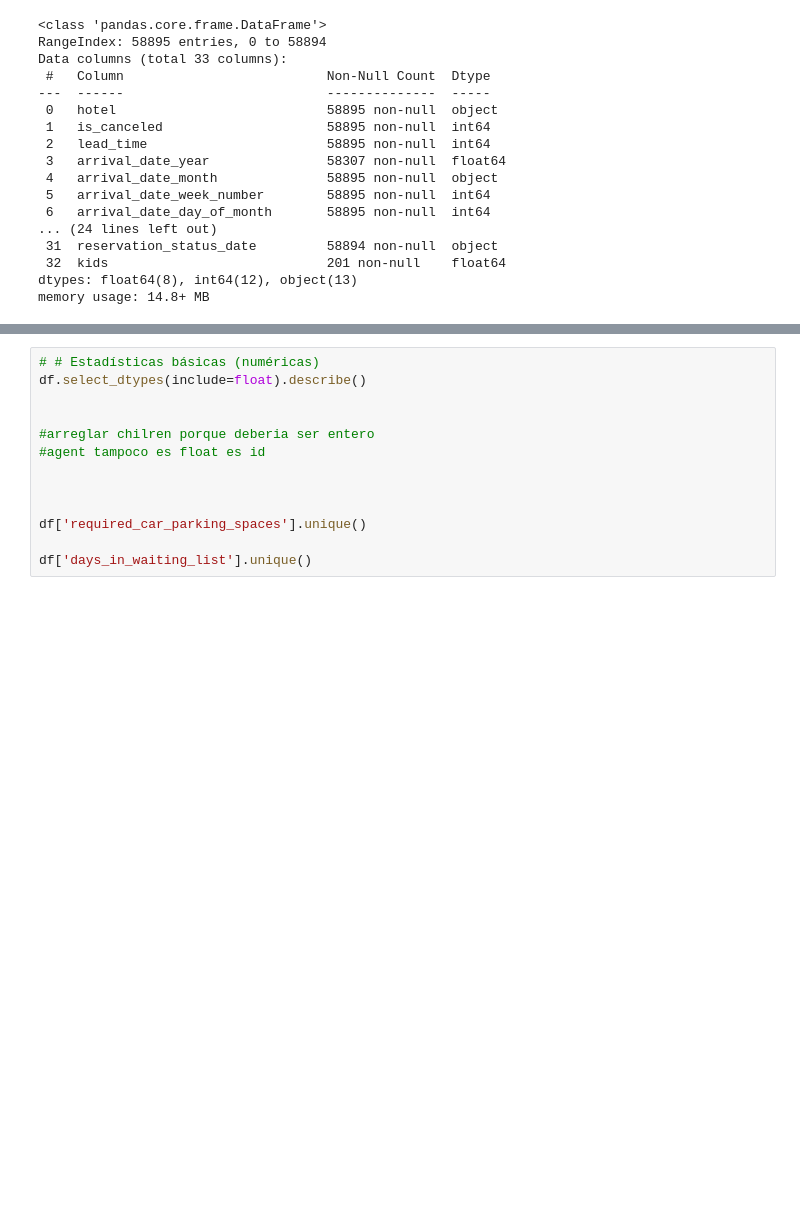
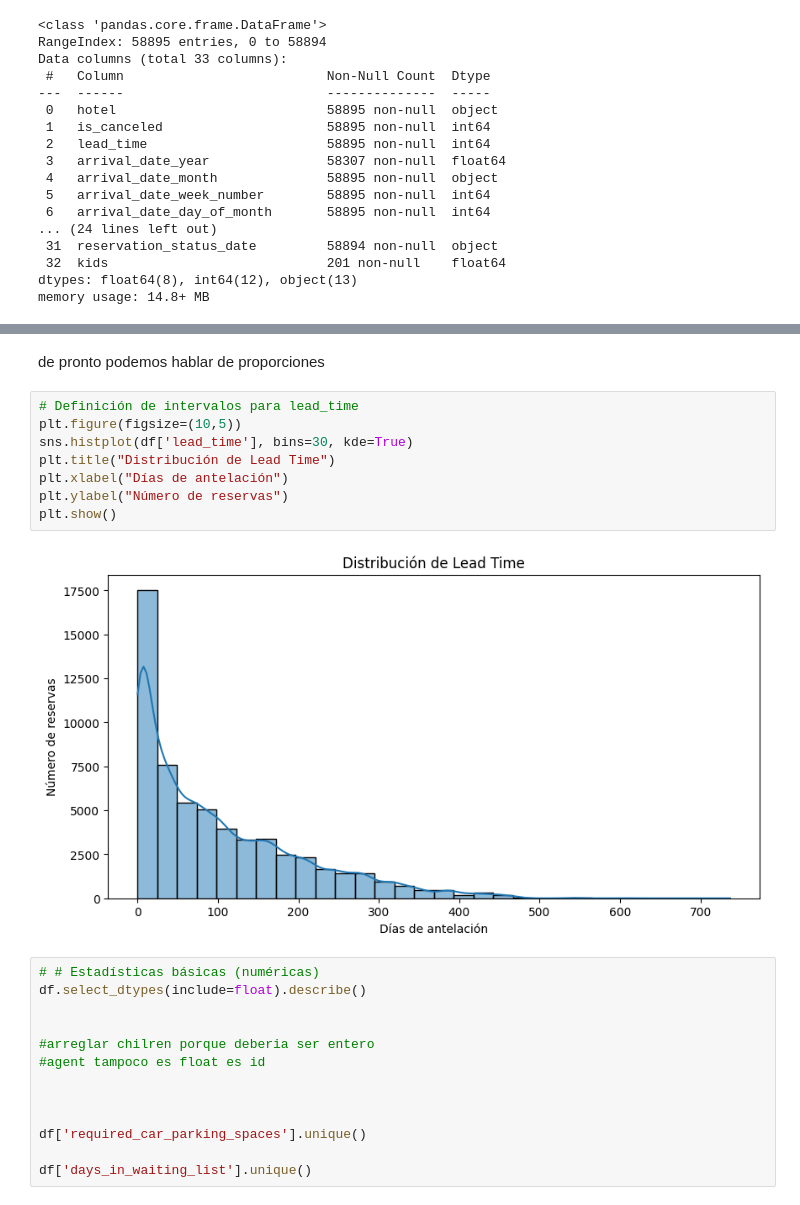
Before and after one commit to Traintain/MINE4101-Taller1, a Jupyter notebook: taller_1.ipynb, the cells around one changed output, grey strips where cells are left out. Drawn from its saved outputs; the diff is of its cells as text; blank space fills up the shorter version.

```diff
--- a/taller_1.ipynb
+++ b/taller_1.ipynb
@@ -61,3 +127,15 @@ memory usage: 14.8+ MB
+# %% [markdown]
+de pronto podemos hablar de proporciones
+# %%
+# Definición de intervalos para lead_time
+plt.figure(figsize=(10,5))
+sns.histplot(df['lead_time'], bins=30, kde=True)
+plt.title("Distribución de Lead Time")
+plt.xlabel("Días de antelación")
+plt.ylabel("Número de reservas")
+plt.show()
+# %% [output]
+[figure, added]
 # %%
 # # Estadísticas básicas (numéricas)
 df.select_dtypes(include=float).describe()
```
Also changed, not shown: parts of 10 cells of this notebook, 2 other files.
